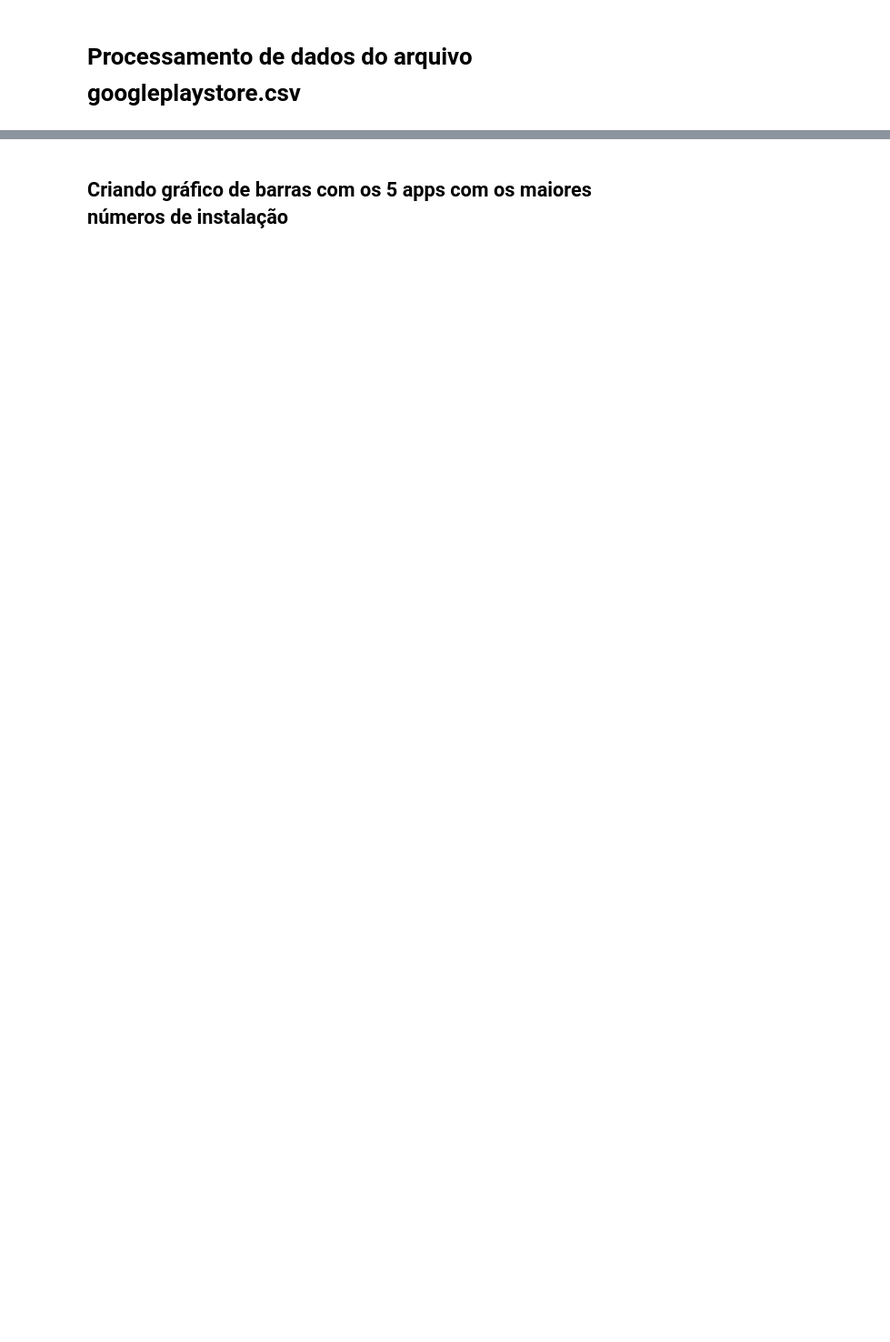
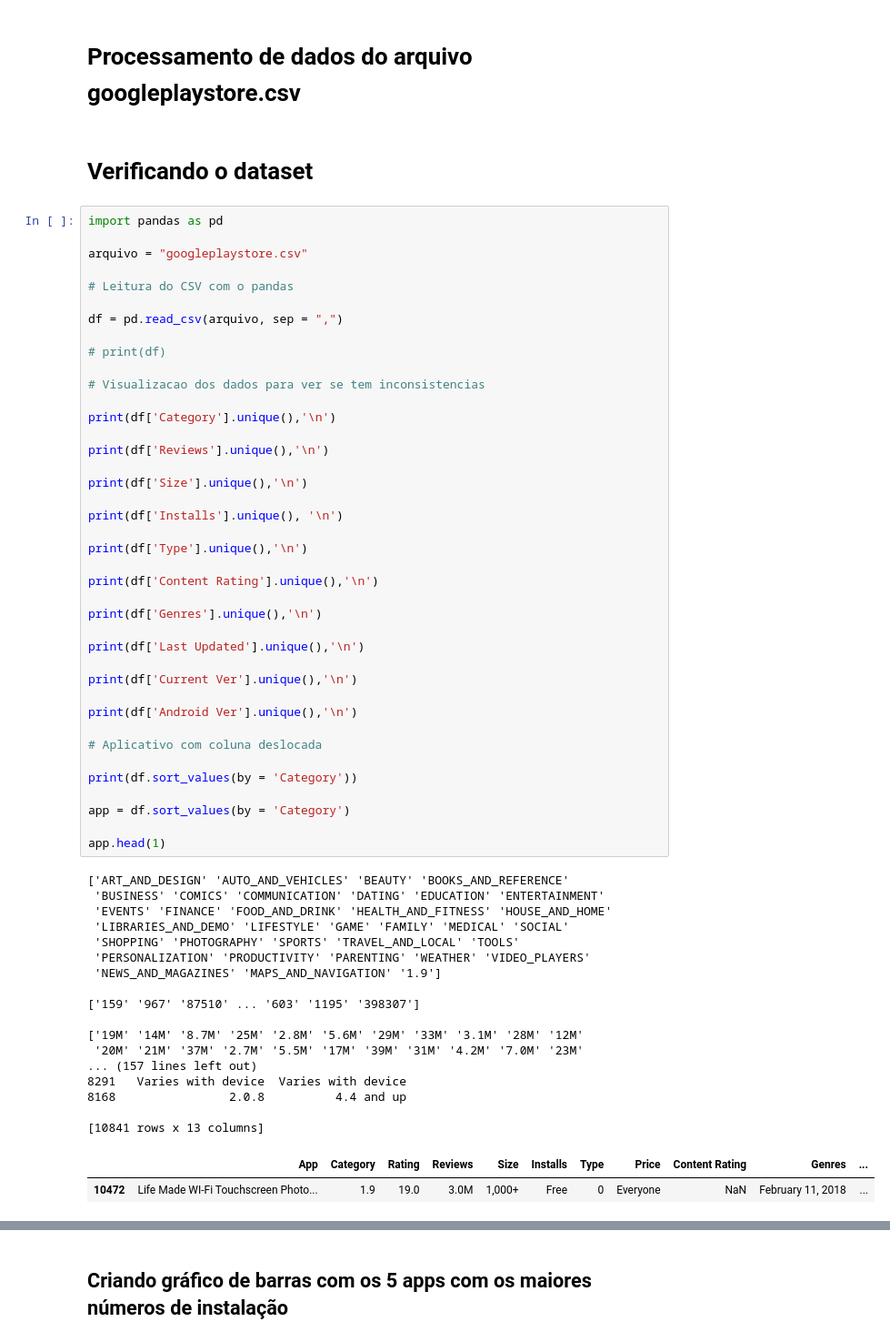
Before and after one commit to LeonardoMOH/PB-COMPASS_UOL-LEONARDO_OHAMA, a Jupyter notebook: Sprint 3/Desafio/Script Python.ipynb, the cells around one changed output, grey strips where cells are left out. Shown at 91% size. Drawn from its saved outputs; the diff is of its cells as text; blank space fills up the shorter version.

```diff
--- a/Sprint 3/Desafio/Script Python.ipynb
+++ b/Sprint 3/Desafio/Script Python.ipynb
@@ -1,3 +1,65 @@
 # %% [markdown]
 # Processamento de dados do arquivo googleplaystore.csv
+# %% [markdown]
+# Verificando o dataset
+# %%
+import pandas as pd
+
+arquivo = "googleplaystore.csv"
+
+# Leitura do CSV com o pandas
+
+df = pd.read_csv(arquivo, sep = ",")
+
+# print(df)
+
+# Visualizacao dos dados para ver se tem inconsistencias
+
+print(df['Category'].unique(),'\n')
+
+print(df['Reviews'].unique(),'\n')
+
+print(df['Size'].unique(),'\n')
+
+print(df['Installs'].unique(), '\n')
+
+print(df['Type'].unique(),'\n')
+
+print(df['Content Rating'].unique(),'\n')
+
+print(df['Genres'].unique(),'\n')
+
+print(df['Last Updated'].unique(),'\n')
+
+print(df['Current Ver'].unique(),'\n')
+
+print(df['Android Ver'].unique(),'\n')
+
+# Aplicativo com coluna deslocada
+
+print(df.sort_values(by = 'Category'))
+
+app = df.sort_values(by = 'Category')
+
+app.head(1)
+# %% [output]
+['ART_AND_DESIGN' 'AUTO_AND_VEHICLES' 'BEAUTY' 'BOOKS_AND_REFERENCE'
+ 'BUSINESS' 'COMICS' 'COMMUNICATION' 'DATING' 'EDUCATION' 'ENTERTAINMENT'
+ 'EVENTS' 'FINANCE' 'FOOD_AND_DRINK' 'HEALTH_AND_FITNESS' 'HOUSE_AND_HOME'
+ 'LIBRARIES_AND_DEMO' 'LIFESTYLE' 'GAME' 'FAMILY' 'MEDICAL' 'SOCIAL'
+ 'SHOPPING' 'PHOTOGRAPHY' 'SPORTS' 'TRAVEL_AND_LOCAL' 'TOOLS'
+ 'PERSONALIZATION' 'PRODUCTIVITY' 'PARENTING' 'WEATHER' 'VIDEO_PLAYERS'
+ 'NEWS_AND_MAGAZINES' 'MAPS_AND_NAVIGATION' '1.9']
+
+['159' '967' '87510' ... '603' '1195' '398307']
+
+['19M' '14M' '8.7M' '25M' '2.8M' '5.6M' '29M' '33M' '3.1M' '28M' '12M'
+ '20M' '21M' '37M' '2.7M' '5.5M' '17M' '39M' '31M' '4.2M' '7.0M' '23M'
+... (157 lines left out)
+8291   Varies with device  Varies with device
+8168                2.0.8          4.4 and up
+
+[10841 rows x 13 columns]
+|  | App | Category | Rating | Reviews | Size | Installs | Type | Price | Content Rating | Genres | ... |
+| 10472 | Life Made WI-Fi Touchscreen Photo... | 1.9 | 19.0 | 3.0M | 1,000+ | Free | 0 | Everyone | NaN | February 11, 2018 | ... |
 # %% [markdown]
```
Also changed, not shown: parts of 21 cells of this notebook, 5 other files.
